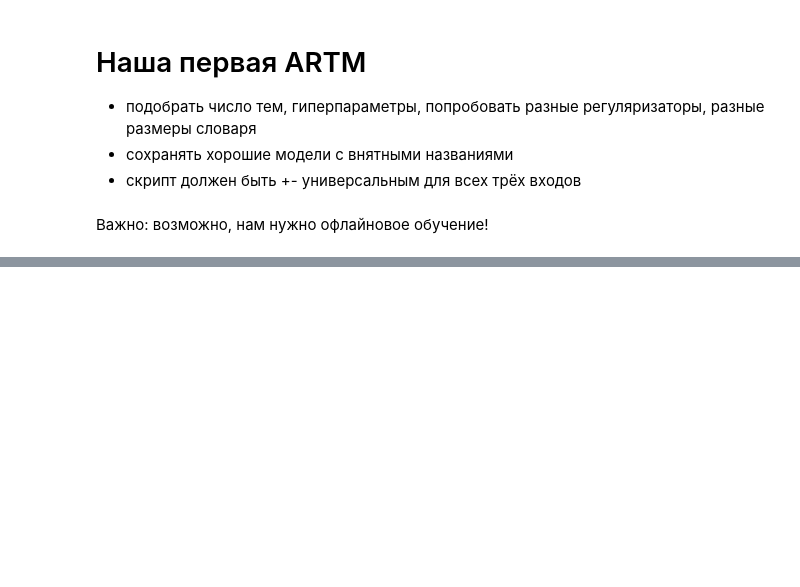
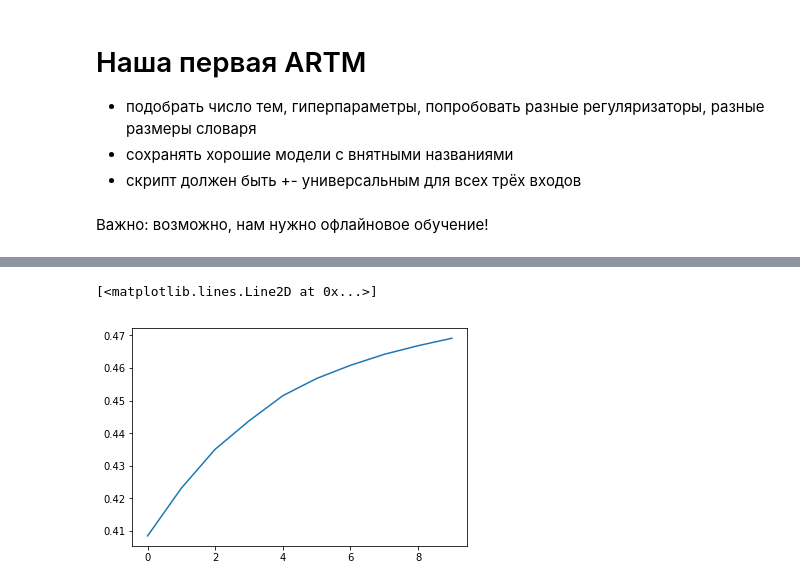
Before and after one commit to DmitrySerg/top-russian-music, a Jupyter notebook: govnocodes_models/artm_model_v1.ipynb, the cells around one changed output, grey strips where cells are left out. Saved outputs shown, nothing was run; the diff lists cells and outputs as text; code cells hidden in the pictures; blank space fills up the shorter version.

```diff
--- a/govnocodes_models/artm_model_v1.ipynb
+++ b/govnocodes_models/artm_model_v1.ipynb
@@ -36,0 +79,5 @@ model.fit_offline(batch_vectorizer=batch_vectorizer, num_collection_passes=10)
+# %%
+plt.plot(model.score_tracker['sparsity_theta_score'].value)  # .last_value
+# %% [output]
+[<matplotlib.lines.Line2D at 0x...>]
+[figure, added]
```
Also changed, not shown: parts of 13 cells of this notebook.
